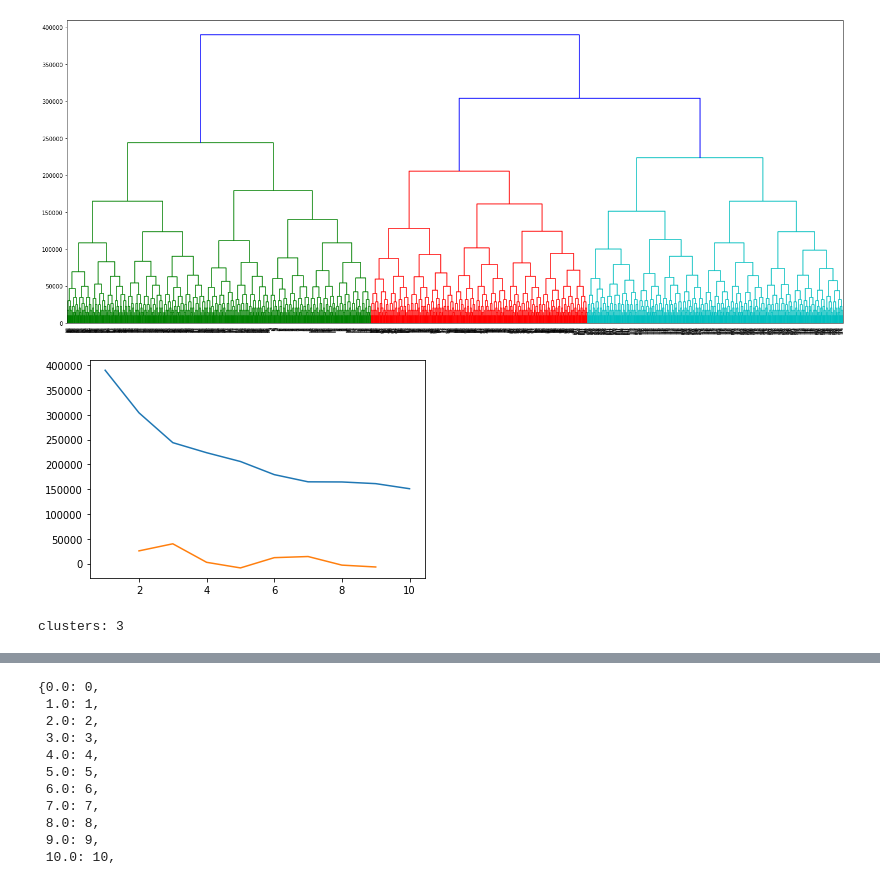
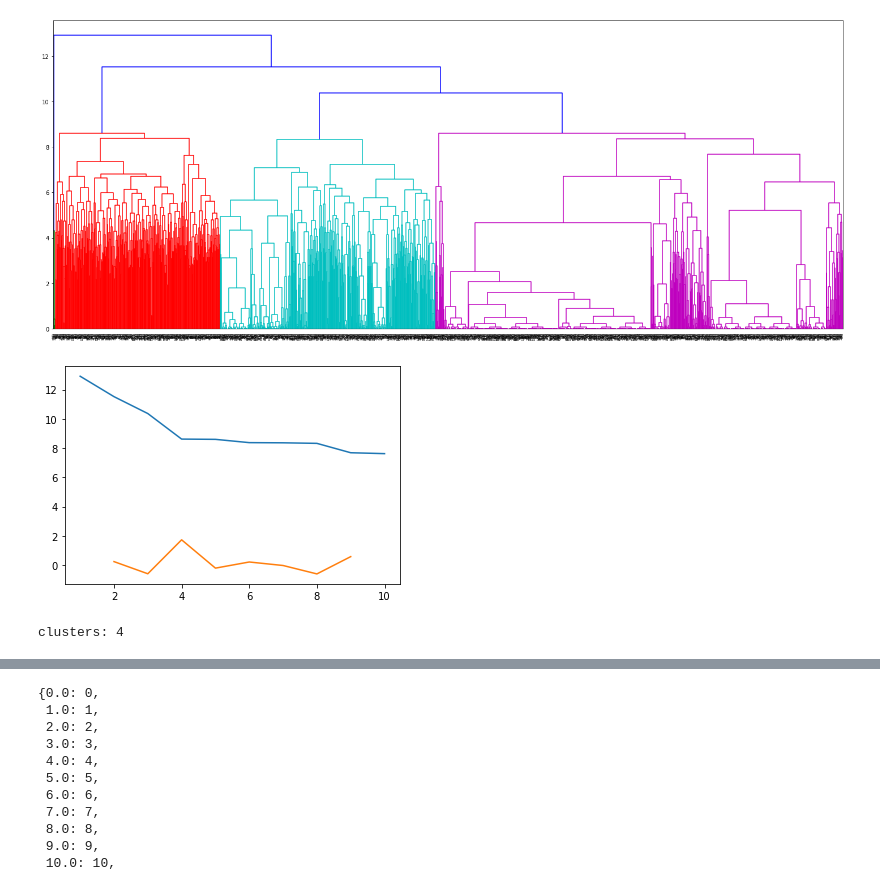
Before and after one commit to Zarand3r/corona_light, a Jupyter notebook: models/HMM_Work/HMM_Big_File.ipynb, the cells around one changed output, grey strips where cells are left out. Cells and saved outputs as stored; diff of their text form; code cells hidden in the pictures.

```diff
--- a/models/HMM_Work/HMM_Big_File.ipynb
+++ b/models/HMM_Work/HMM_Big_File.ipynb
@@ -540,12 +484,12 @@ for i in range(len(Series_NYT_F)):
         temp.append(0)
 clusters_NYT_F_N = temp
 # %%
-distance_NYT_W_N = dtw.distance_matrix_fast(Series_NYT_W_nozeros)
-Z_NYT_W_N = linkage(noinf(distance_NYT_W_N), 'complete')
+distance_NYT_W_N = dtw.distance_matrix_fast(Series_NYT_W_nozeros,compact=True)
+Z_NYT_W_N = linkage(distance_NYT_W_N, method='complete')
 fig = plt.figure(figsize=(25, 10))
 dn_NYT_W_N = dendrogram(Z_NYT_W_N)
 # %% [output]
-[figure, old version]
+[figure, new version]
 # %%
 last = Z_NYT_W_N[-10:, 2]
 last_rev = last[::-1]
@@ -559,6 +503,6 @@ plt.show()
 k = acceleration_rev.argmax() + 2  # if idx 0 is the max of this we want 2 clusters
 print("clusters:", k)
 # %% [output]
-[figure, old version]
+[figure, new version]
-clusters: 3
+clusters: 4
 # %%
```
Also changed, not shown: parts of 50 cells of this notebook, 1 other file.
